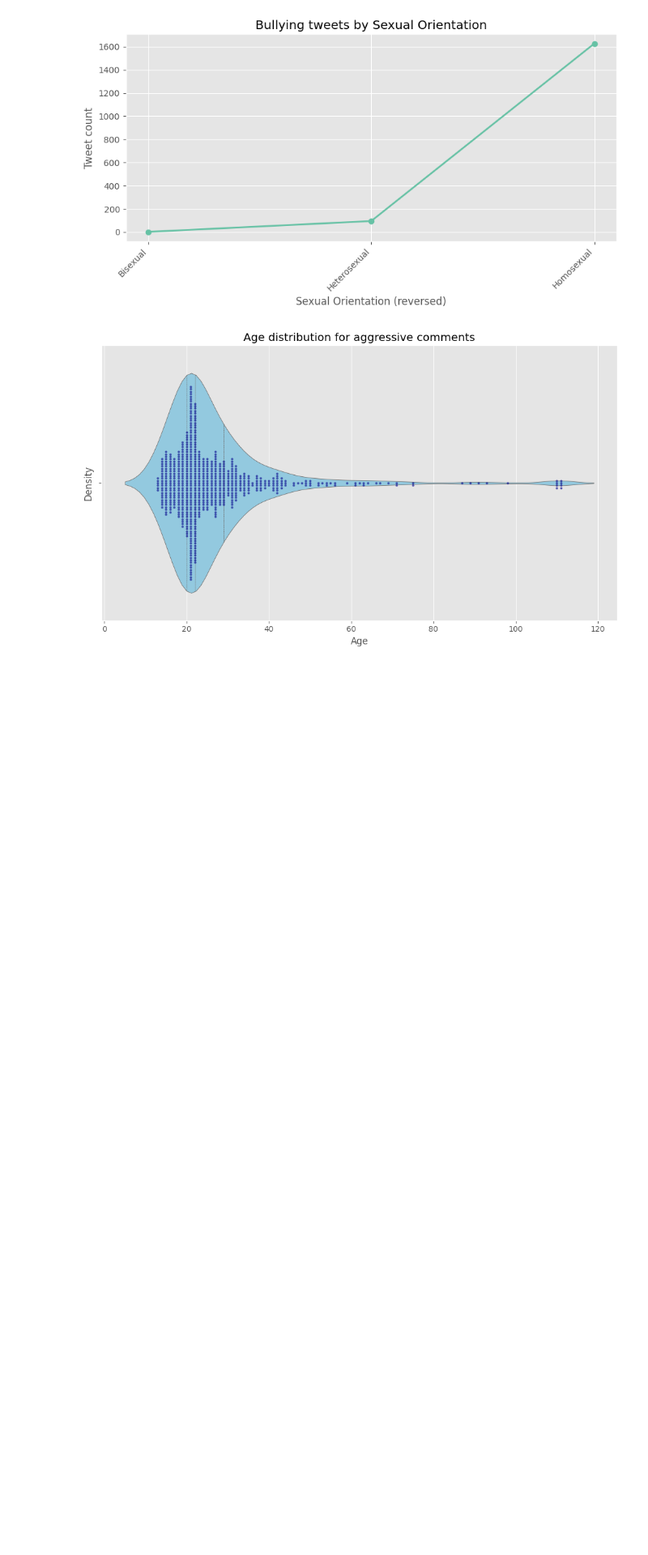
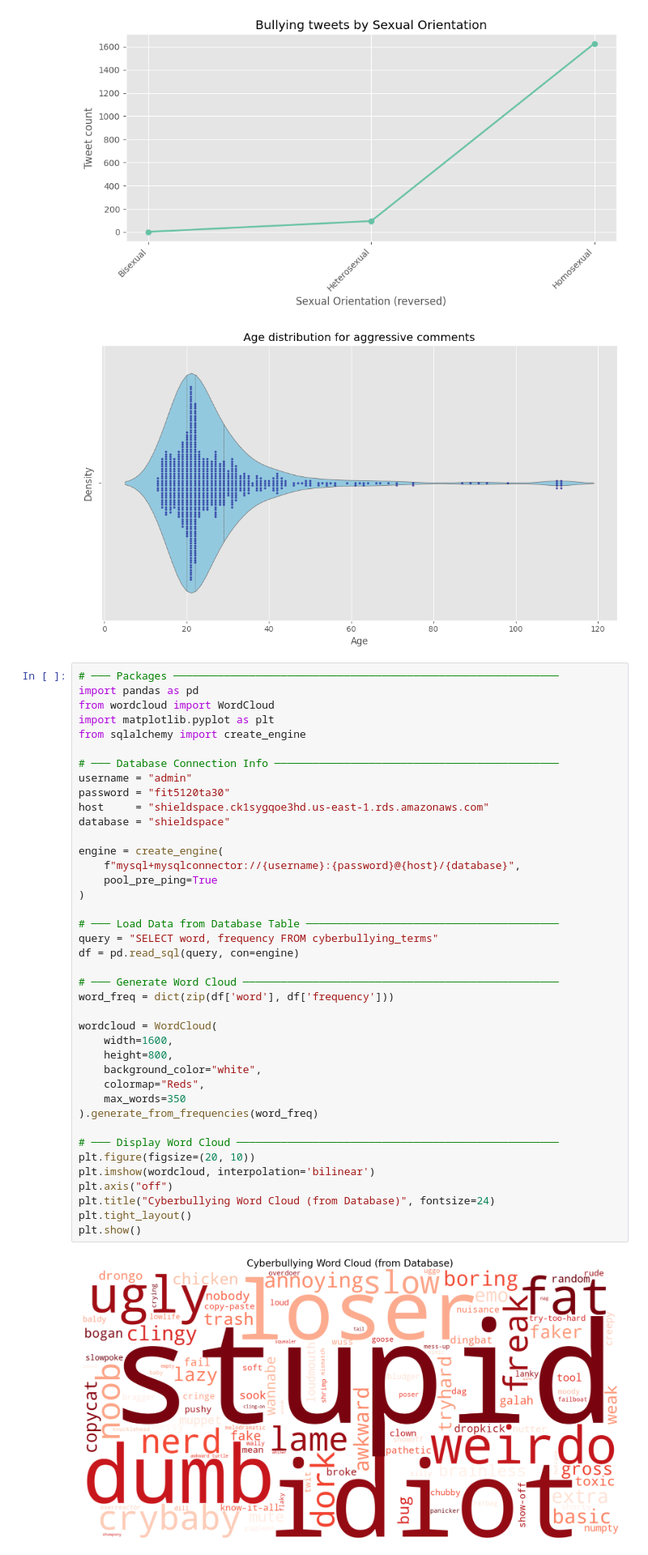
Before and after one commit to jee14k/shieldspace, a Jupyter notebook: data/cyber bullying -1.ipynb, the cells around one changed output. Shown at 81% size. Saved outputs shown, nothing was run; the diff lists cells and outputs as text; blank space fills up the shorter version.

Commit message:
adding the code of word cloud

```diff
--- a/data/cyber bullying -1.ipynb
+++ b/data/cyber bullying -1.ipynb
@@ -2107,3 +2160,45 @@ plt.tight_layout(); plt.show()
 [figure]
 [figure]
 [figure]
+# %%
+# ─── Packages ─────────────────────────────────────────────────────────────
+import pandas as pd
+from wordcloud import WordCloud
+import matplotlib.pyplot as plt
+from sqlalchemy import create_engine
+
+# ─── Database Connection Info ─────────────────────────────────────────────
+username = "admin"
+password = "fit5120ta30"
+host     = "shieldspace.ck1sygqoe3hd.us-east-1.rds.amazonaws.com"
+database = "shieldspace"
+
+engine = create_engine(
+    f"mysql+mysqlconnector://{username}:{password}@{host}/{database}",
+    pool_pre_ping=True
+)
+
+# ─── Load Data from Database Table ────────────────────────────────────────
+query = "SELECT word, frequency FROM cyberbullying_terms"
+df = pd.read_sql(query, con=engine)
+
+# ─── Generate Word Cloud ──────────────────────────────────────────────────
+word_freq = dict(zip(df['word'], df['frequency']))
+
+wordcloud = WordCloud(
+    width=1600,
+    height=800,
+    background_color="white",
+    colormap="Reds",
+    max_words=350
+).generate_from_frequencies(word_freq)
+
+# ─── Display Word Cloud ───────────────────────────────────────────────────
+plt.figure(figsize=(20, 10))
+plt.imshow(wordcloud, interpolation='bilinear')
+plt.axis("off")
+plt.title("Cyberbullying Word Cloud (from Database)", fontsize=24)
+plt.tight_layout()
+plt.show()
+# %% [output]
+[figure, added]
```
Also changed, not shown: parts of 6 cells of this notebook, 1 other file.
